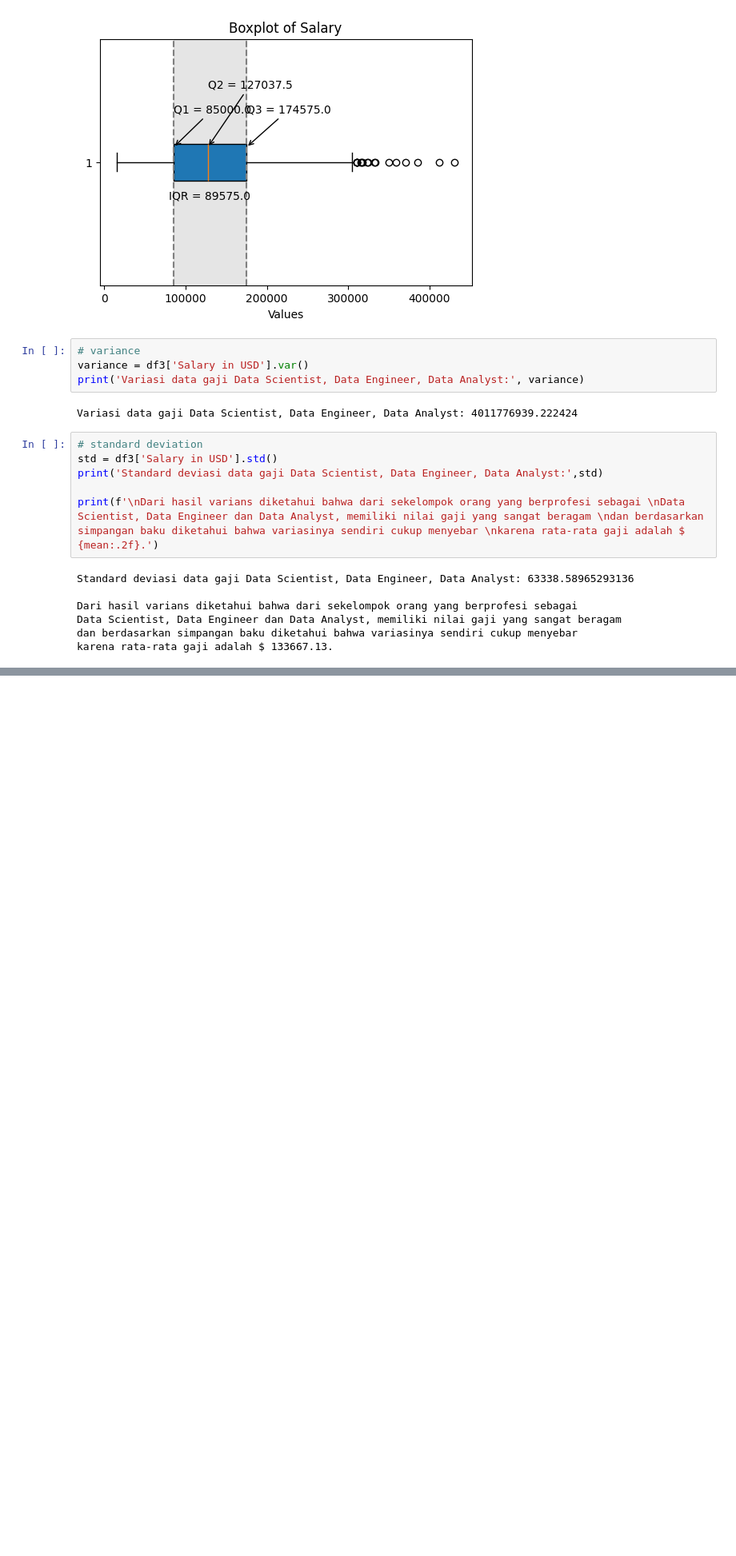
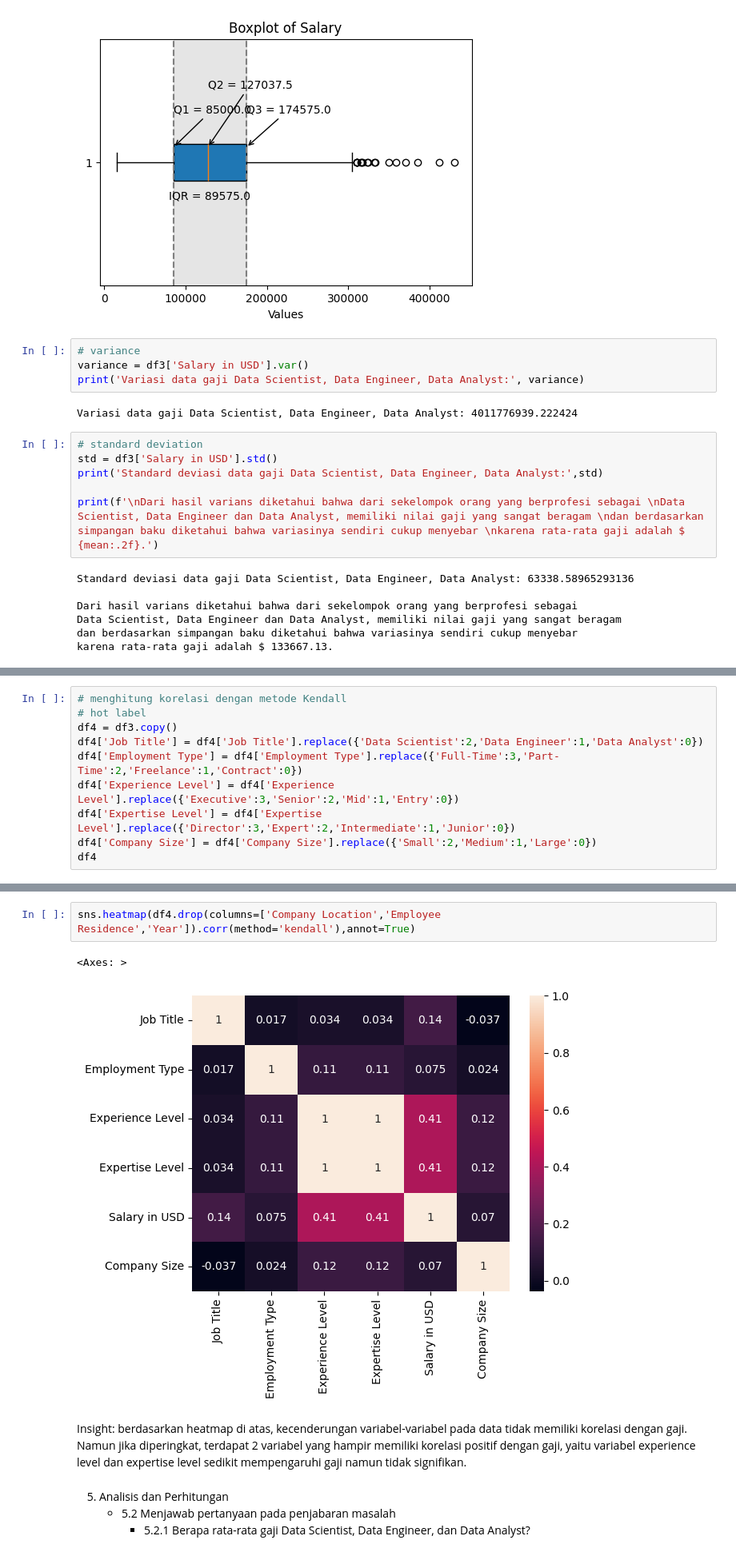
Before and after one commit to CODA-Assignment-Bay/p1-coda001-rmt-m2-lusitaniarc, a Jupyter notebook: P1M2_lusitania.ipynb, the cells around one changed output, grey strips where cells are left out. Shown at 80% size. Cells and saved outputs as stored; diff of their text form; blank space fills up the shorter version.

```diff
--- a/P1M2_lusitania.ipynb
+++ b/P1M2_lusitania.ipynb
@@ -242,0 +374,10 @@ karena rata-rata gaji adalah $ 133667.13.
+# %%
+# menghitung korelasi dengan metode Kendall
+# hot label
+df4 = df3.copy()
+df4['Job Title'] = df4['Job Title'].replace({'Data Scientist':2,'Data Engineer':1,'Data Analyst':0})
+df4['Employment Type'] = df4['Employment Type'].replace({'Full-Time':3,'Part-Time':2,'Freelance':1,'Contract':0})
+df4['Experience Level'] = df4['Experience Level'].replace({'Executive':3,'Senior':2,'Mid':1,'Entry':0})
+df4['Expertise Level'] = df4['Expertise Level'].replace({'Director':3,'Expert':2,'Intermediate':1,'Junior':0})
+df4['Company Size'] = df4['Company Size'].replace({'Small':2,'Medium':1,'Large':0})
+df4
@@ -242,0 +398,11 @@ karena rata-rata gaji adalah $ 133667.13.
+# %%
+sns.heatmap(df4.drop(columns=['Company Location','Employee Residence','Year']).corr(method='kendall'),annot=True)
+# %% [output]
+<Axes: >
+[figure, added]
+# %% [markdown]
+Insight: berdasarkan heatmap di atas, kecenderungan variabel-variabel pada data tidak memiliki korelasi dengan gaji. Namun jika diperingkat, terdapat 2 variabel yang hampir memiliki korelasi positif dengan gaji, yaitu variabel experience level dan expertise level sedikit mempengaruhi gaji namun tidak signifikan.
+# %% [markdown]
+5. Analisis dan Perhitungan
+    - 5.2 Menjawab pertanyaan pada penjabaran masalah
+        - 5.2.1 Berapa rata-rata gaji Data Scientist, Data Engineer, dan Data Analyst?
```
Also changed, not shown: parts of 52 cells of this notebook, 2 other files.
